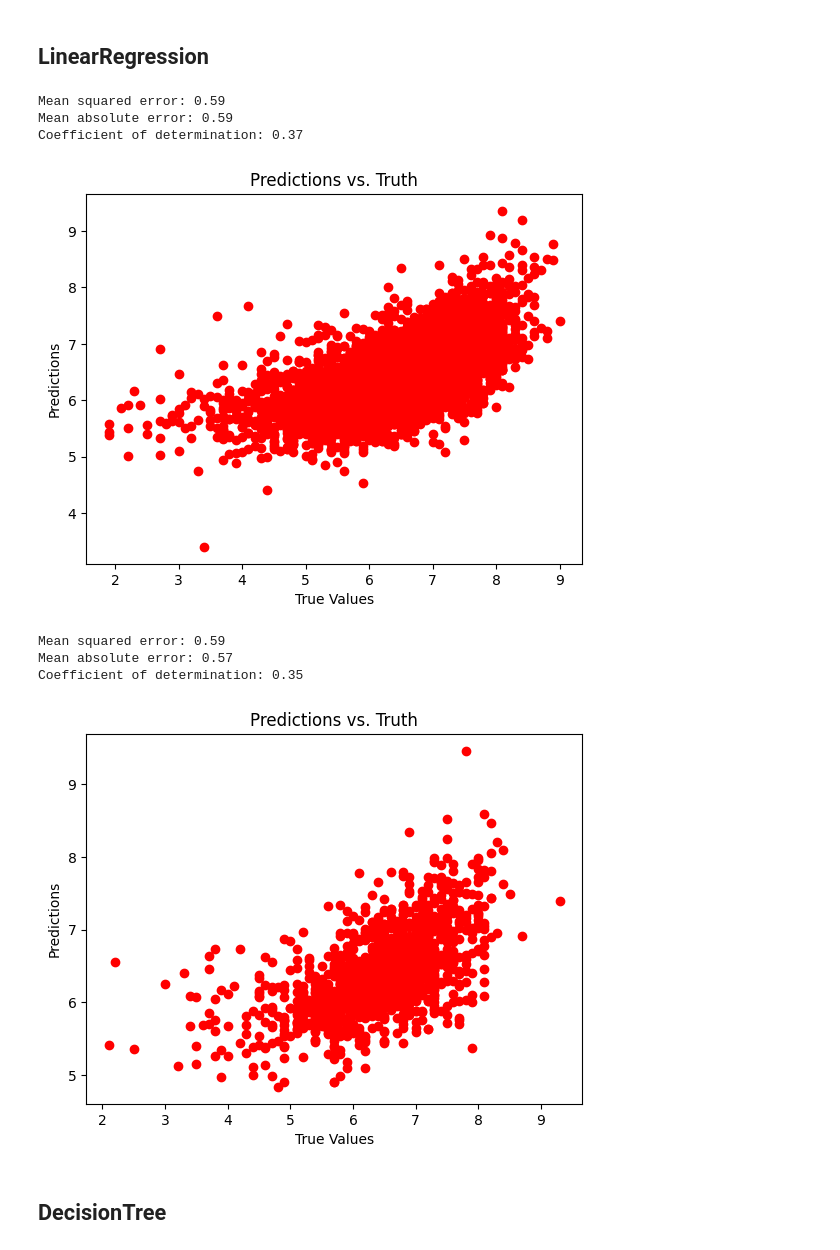
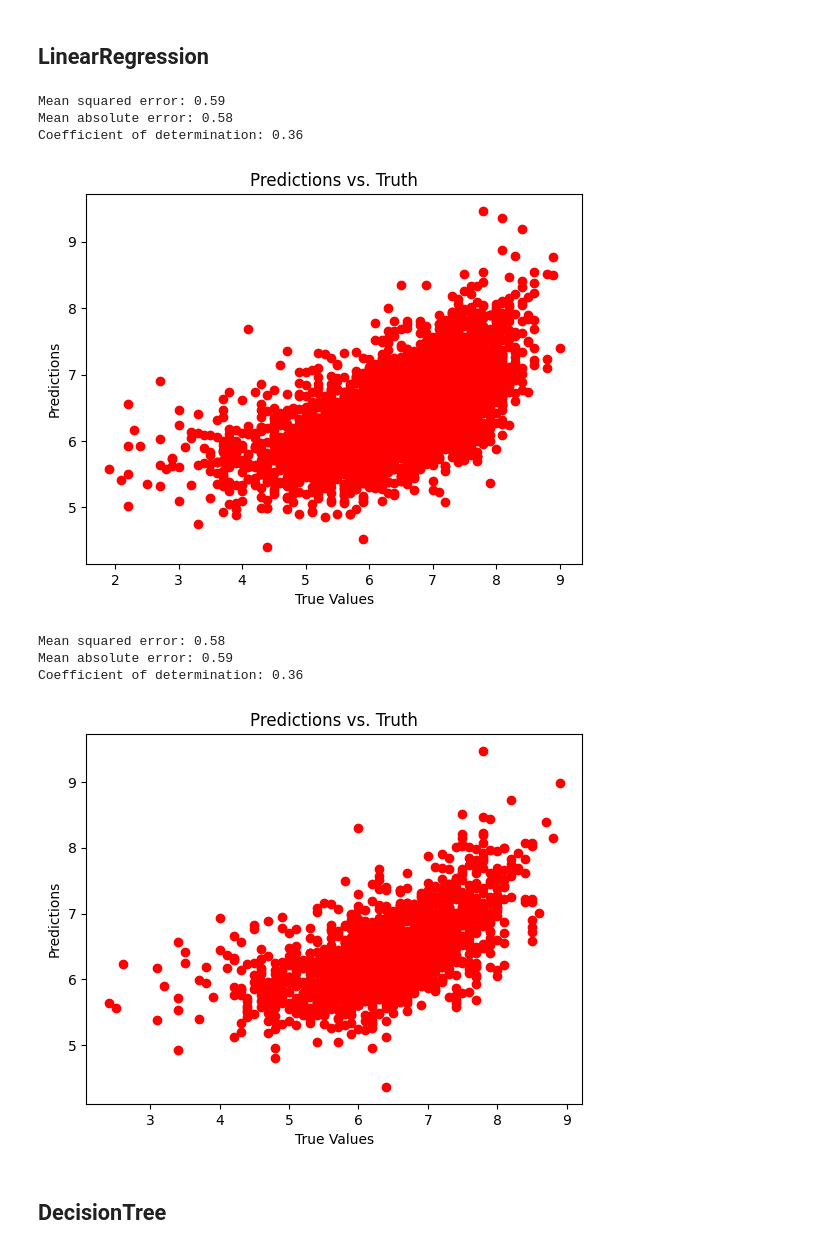
Before and after one commit to KalebJS/cs201r-final-project, a Jupyter notebook: models.ipynb, the cells around one changed output. Drawn from its saved outputs; the diff is of its cells as text; code cells hidden in the pictures.

```diff
--- a/models.ipynb
+++ b/models.ipynb
@@ -77,16 +77,16 @@ for model in linear_models[:10]:
     models.append(model[0])
 # %%
 evaluate(linear_models[0][0][1], X_train, y_train)
-evaluate(linear_models[0][0][1], X_test, y_test)
+evaluate(linear_models[0][0][1],  X_test_final, y_test_final)
 # %% [output]
 Mean squared error: 0.59
-Mean absolute error: 0.59
-Coefficient of determination: 0.37
+Mean absolute error: 0.58
+Coefficient of determination: 0.36
-[figure, old version]
+[figure, new version]
-Mean squared error: 0.59
-Mean absolute error: 0.57
-Coefficient of determination: 0.35
+Mean squared error: 0.58
+Mean absolute error: 0.59
+Coefficient of determination: 0.36
-[figure, old version]
+[figure, new version]
 # %% [markdown]
 ## DecisionTree
 # %%
```
Also changed, not shown: parts of 5 cells of this notebook.
